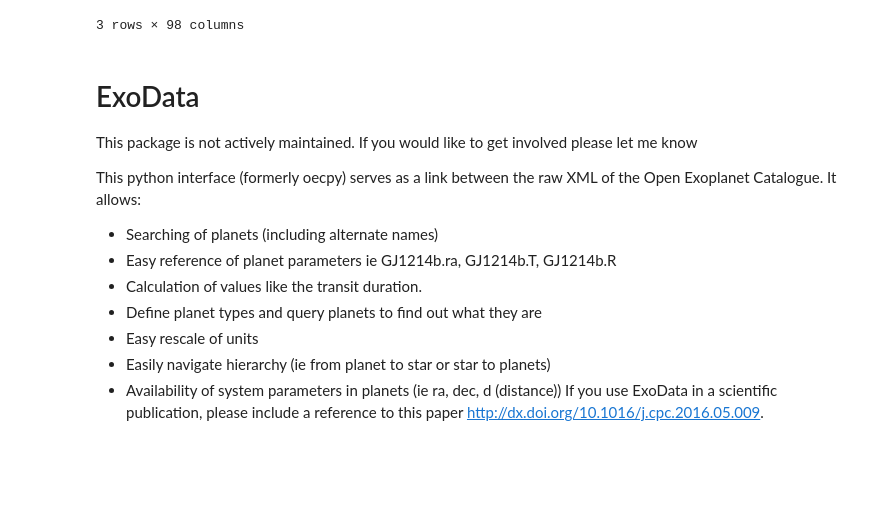
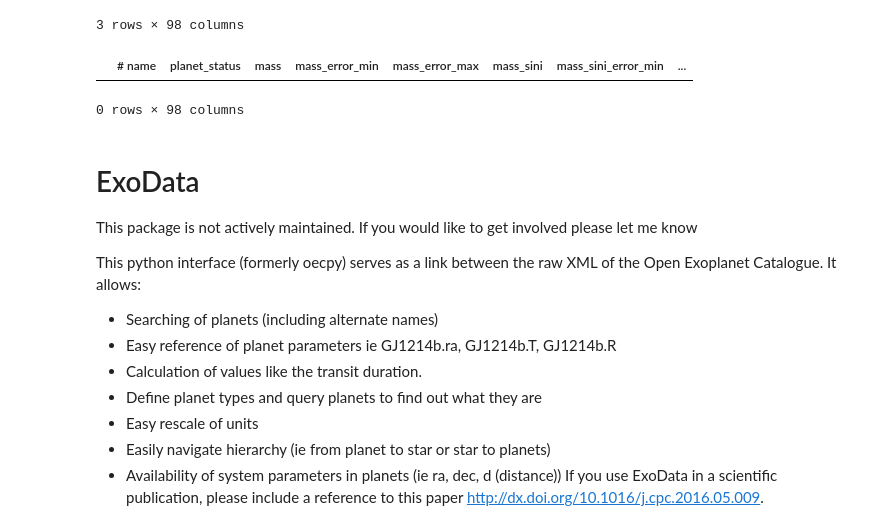
Before and after one commit to DerrickDDInAI/astro, a Jupyter notebook: core/tutorials/databases.ipynb, the cells around one changed output. Cells and saved outputs as stored; diff of their text form; code cells hidden in the pictures; blank space fills up the shorter version.

```diff
--- a/core/Databases.ipynb
+++ b/core/tutorials/databases.ipynb
@@ -169,6 +175,11 @@ eeu_df.loc[(eeu_df['star_alternate_names'].str.contains("KIC 6768394")) & (eeu_d
 | 3535 | Kepler-60 c | Confirmed | 0.01211 | 0.00255 | 0.00255 | NaN | NaN | ... |
 | 3536 | Kepler-60 d | Confirmed | 0.01309 | 0.00236 | 0.00264 | NaN | NaN | ... |
 3 rows × 98 columns
+# %%
+eeu_df.loc[(eeu_df['star_alternate_names'].str.contains("KIC 65751486")) & (eeu_df['star_alternate_names'].notna())]
+# %% [output]
+|  | # name | planet_status | mass | mass_error_min | mass_error_max | mass_sini | mass_sini_error_min | ... |
+0 rows × 98 columns
 # %% [markdown]
 # ExoData
 This package is not actively maintained. If you would like to get involved please let me know
```
Also changed, not shown: parts of 6 cells of this notebook, 4 other files.
